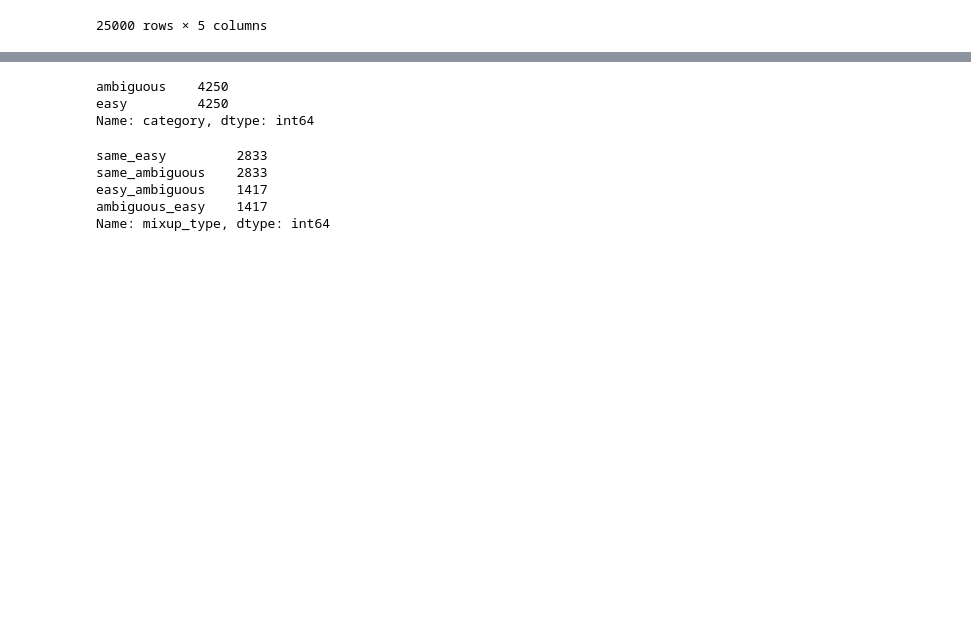
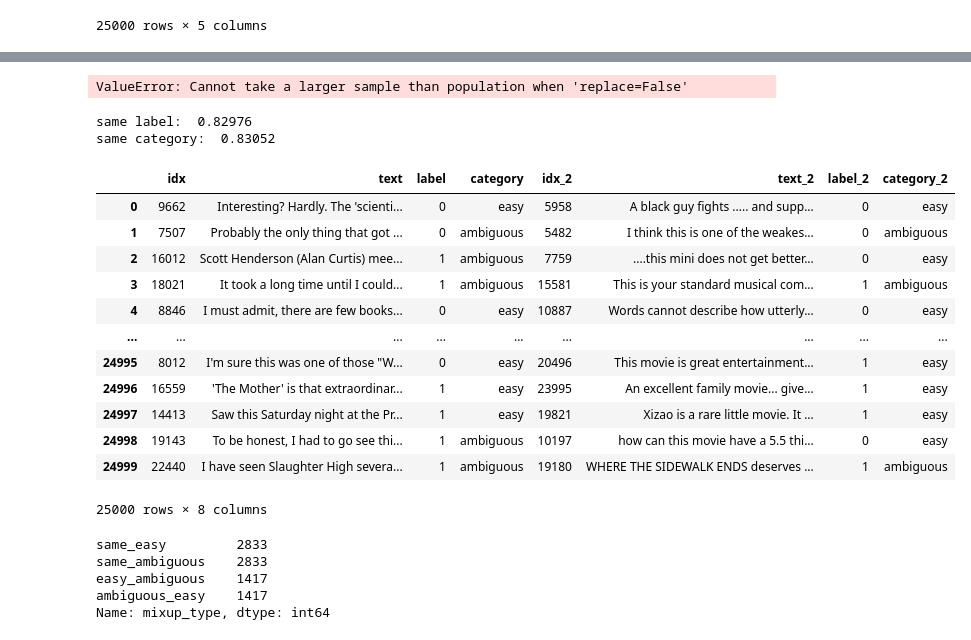
Before and after one commit to Raghav1606/Training-Dyamics-and-Entropy-Aware-Mixup-for-Robust-Text-Classification, a Jupyter notebook: notebooks/mixup_training.ipynb, the cells around one changed output, grey strips where cells are left out. Cells and saved outputs as stored; diff of their text form; code cells hidden in the pictures; blank space fills up the shorter version.

```diff
--- a/notebooks/mixup_training.ipynb
+++ b/notebooks/mixup_training.ipynb
@@ -640,9 +786,29 @@ mixup_dataset.dropna()
+# %%
+category_mixup_dataset = prepare_dataset_category_mixup(df, info_data=info_df, use_label=False, use_entropy=False)
+get_count(category_mixup_dataset, 'label', 'category')
+category_mixup_dataset
+# %% [output]
+ValueError: Cannot take a larger sample than population when 'replace=False'
 # %%
-mixup_dataset['category'].value_counts()
+category_mixup_dataset = prepare_dataset_category_mixup(df, info_data=info_df, use_label=True, use_entropy=False)
+get_count(category_mixup_dataset, 'label', 'category')
+category_mixup_dataset
 # %% [output]
-ambiguous    4250
-easy         4250
-Name: category, dtype: int64
+same label:  0.82976
+same category:  0.83052
+|  | idx | text | label | category | idx_2 | text_2 | label_2 | category_2 |
+| 0 | 9662 | Interesting? Hardly. The 'scienti... | 0 | easy | 5958 | A black guy fights ..... and supp... | 0 | easy |
+| 1 | 7507 | Probably the only thing that got ... | 0 | ambiguous | 5482 | I think this is one of the weakes... | 0 | ambiguous |
+| 2 | 16012 | Scott Henderson (Alan Curtis) mee... | 1 | ambiguous | 7759 | ....this mini does not get better... | 0 | easy |
+| 3 | 18021 | It took a long time until I could... | 1 | ambiguous | 15581 | This is your standard musical com... | 1 | ambiguous |
+| 4 | 8846 | I must admit, there are few books... | 0 | easy | 10887 | Words cannot describe how utterly... | 0 | easy |
+| ... | ... | ... | ... | ... | ... | ... | ... | ... |
+| 24995 | 8012 | I'm sure this was one of those "W... | 0 | easy | 20496 | This movie is great entertainment... | 1 | easy |
+| 24996 | 16559 | 'The Mother' is that extraordinar... | 1 | easy | 23995 | An excellent family movie... give... | 1 | easy |
+| 24997 | 14413 | Saw this Saturday night at the Pr... | 1 | easy | 19821 | Xizao is a rare little movie. It ... | 1 | easy |
+| 24998 | 19143 | To be honest, I had to go see thi... | 1 | ambiguous | 10197 | how can this movie have a 5.5 thi... | 0 | easy |
+| 24999 | 22440 | I have seen Slaughter High severa... | 1 | ambiguous | 19180 | WHERE THE SIDEWALK ENDS deserves ... | 1 | ambiguous |
+25000 rows × 8 columns
 # %%
 mixup_dataset['mixup_type'].value_counts()
 # %% [output]
```
Also changed, not shown: parts of 12 cells of this notebook, 16 other files.
